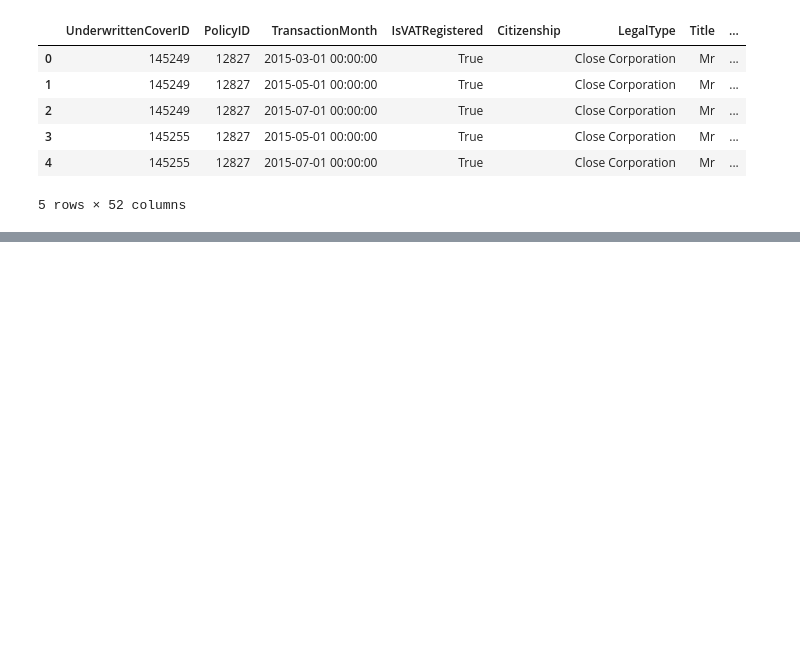
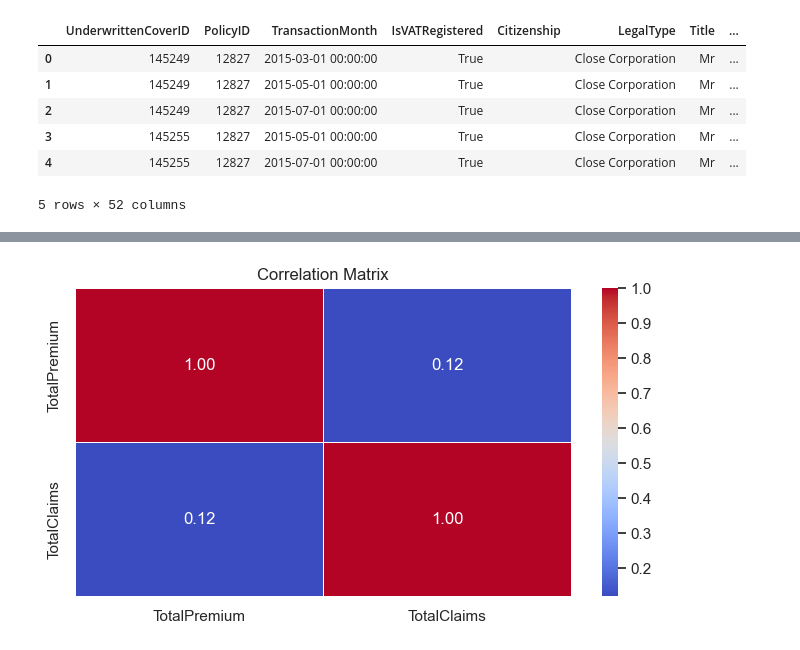
Before and after one commit to ab3lT/AlphaCare-Insurance-Solutions, a Jupyter notebook: notebooks/notebook.ipynb, the cells around one changed output, grey strips where cells are left out. Saved outputs shown, nothing was run; the diff lists cells and outputs as text; code cells hidden in the pictures; blank space fills up the shorter version.

```diff
--- a/notebooks/notebook.ipynb
+++ b/notebooks/notebook.ipynb
@@ -25,0 +175,7 @@ data.head()
+# %%
+# Compute correlation matrix
+cols = ['TotalPremium', 'TotalClaims']
+
+vis.correlation_matrix(cols)
+# %% [output]
+[figure, added]
```
Also changed, not shown: parts of 20 cells of this notebook.
